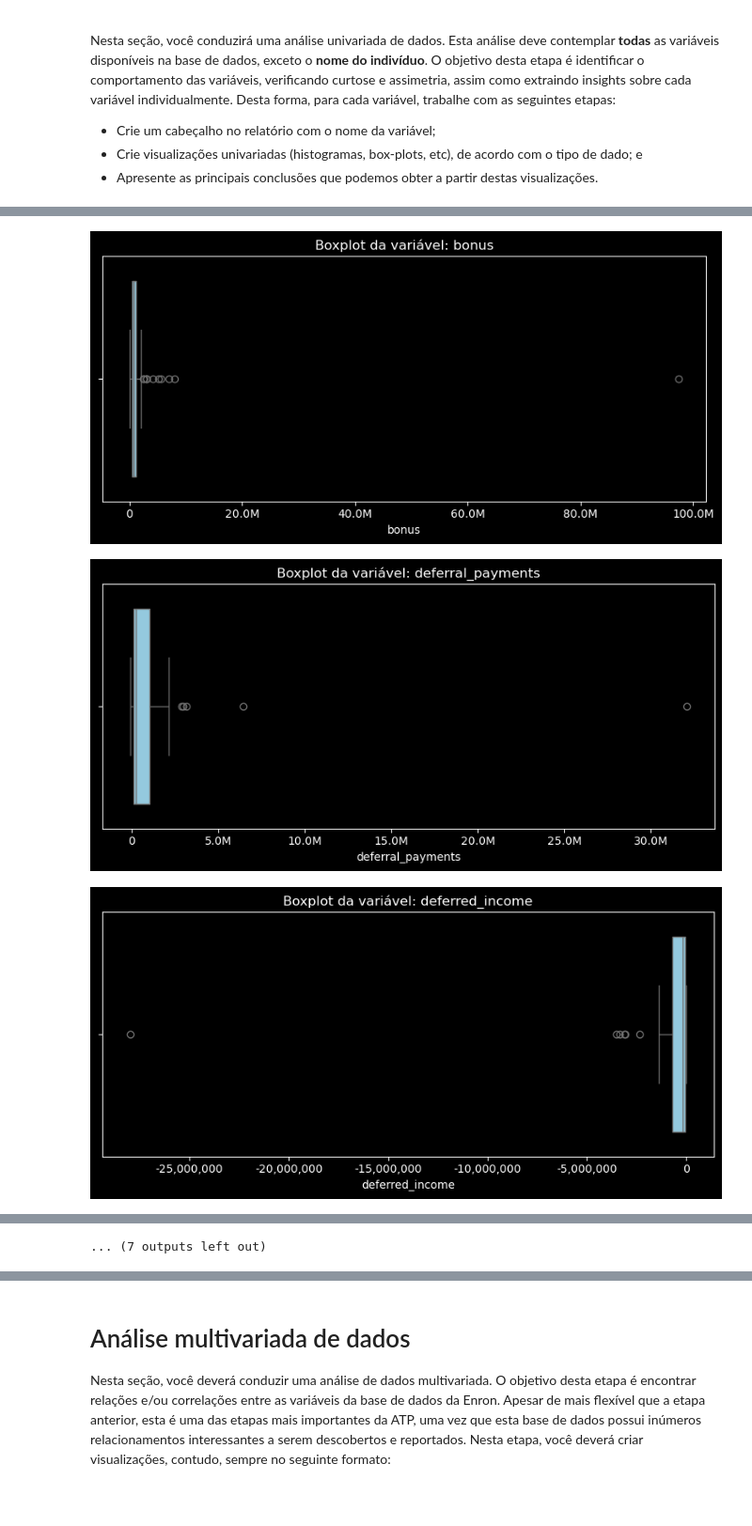
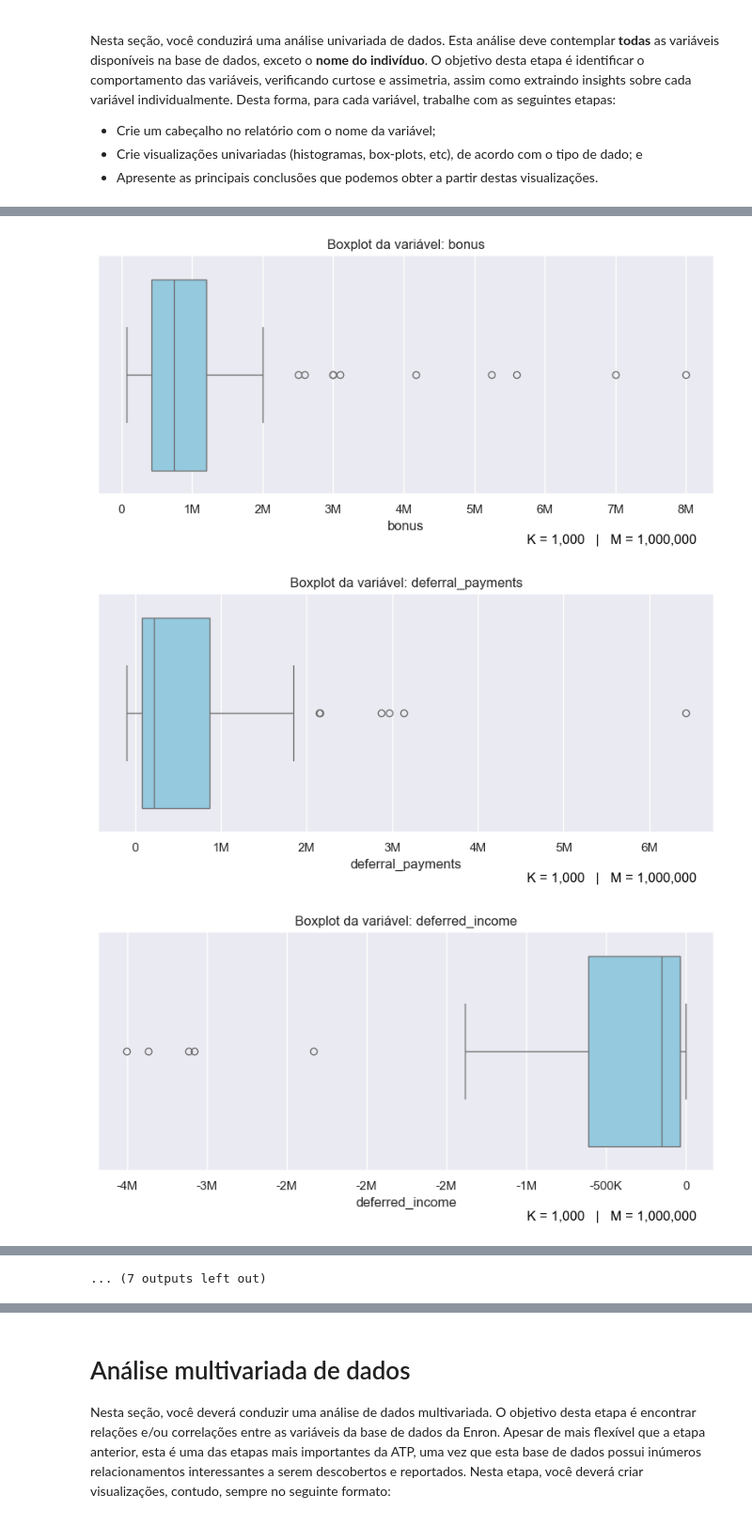
Before and after one commit to GhortheBrute/Preparacao-e-Analise-Exploratoria-de-Dados, a Jupyter notebook: Atividade Prática/Jesus Wildes - AED - ATP (Etapa 3).ipynb, the cells around one changed output, grey strips where cells are left out. Shown at 94% size. Drawn from its saved outputs; the diff is of its cells as text; code cells hidden in the pictures.

```diff
--- a/Atividade Prática/Jesus Wildes - AED - ATP (Etapa 3).ipynb
+++ b/Atividade Prática/Jesus Wildes - AED - ATP (Etapa 3).ipynb
@@ -70,6 +76,9 @@ E para cada uma das variáveis categóricas:
 Além de apresentar estatísticas sobre cada variável da base de dados, a análise a ser conduzida nesta etapa requer uma análise crítica.
 Desta forma, você é convidado a extrair *insights* a partir destas estatísticas, verificando se os valores apresentados condizem ou não com a realidade.
 **Lembre-se: todas estas estatísticas devem ser calculadas e apresentadas, de forma legível, no relatório fornecido na descrição da ATP.**
+# %%
+# Excluíndo a linha de TOTAIS, contida no final do arquivo, que criava altas variações.
+df = df[df['name'] != 'TOTAL']
 # %%
 # Calculando e exibindo a quantidade de indivíduos (instâncias) no dataset, utilizando Markdown para formatação
 display(Markdown('Quantidade de indivíduos (instâncias) no dataset: **{}**'.format(len(df))))
@@ -201,6 +214,40 @@ Desta forma, para cada variável, trabalhe com as seguintes etapas:
 * Crie um cabeçalho no relatório com o nome da variável;
 * Crie visualizações univariadas (histogramas, box-plots, etc), de acordo com o tipo de dado; e
 * Apresente as principais conclusões que podemos obter a partir destas visualizações.
+# %%
+# Criação de funções que serão reutilizadas
+def adicionar_legenda_escala(texto="K = 1,000   |   M = 1,000,000",
+                              x=0.95, y=0.01,
+                              fontsize=12, color='black', ha='right'):
+    """
+    Adiciona uma legenda explicativa de escala numérica no canto da figura.
+
+    Parâmetros:
+    - texto: string a ser exibida
+    - x, y: posição relativa na figura (0 a 1)
+    - fontsize: tamanho da fonte
+    - color: cor do texto
+    - ha: alinhamento horizontal ('left', 'center', 'right')
+    """
+    plt.text(
+        x, y, texto,
+        fontsize=fontsize,
+        color=color,
+        ha=ha,
+        transform=plt.gcf().transFigure
+    )
+
+def formatar_valores(x, _):
+    if x < 0:
+        return f'-{abs(x)/1e6:.0f}M' if abs(x) >= 1e6 else \
+               f'-{abs(x)/1e3:.0f}K' if abs(x) >= 1e3 else \
+               f'{int(x):,}'
+    else:
+        return f'{x/1e6:.0f}M' if x >= 1e6 else \
+               f'{x/1e3:.0f}K' if x >= 1e3 else \
+               f'{int(x):,}'
+
+formatter = ticker.FuncFormatter(formatar_valores)
 # %%
 contagem_poi = df['poi'].value_counts()
 
@@ -215,19 +262,20 @@ plt.show()
 # %%
 # Importando o módulo de formatação de números do matplotlib para exibir os valores em milhões
-import matplotlib.ticker as ticker
+
 
 # Plotando histogramas para as variáveis numéricas
 for var in variaveis_numericas:
     plt.figure(figsize=(8, 4))
     ax = sns.boxplot(x=df[var], color='skyblue')
 
     # Formata o eixo X para mostrar valores em milhões com 'M'
-    ax.xaxis.set_major_formatter(ticker.FuncFormatter(lambda x, _: f'{x/1e6:.1f}M' if x >= 1e6 else f'{int(x):,}'))
+    ax.xaxis.set_major_formatter(formatter)
     plt.title(f'Boxplot da variável: {var}')
     plt.xlabel(var)
     plt.tight_layout()
+    adicionar_legenda_escala()
     plt.show()
 # %% [output]
-[figure, old version]
+[figure, new version]
-[figure, old version]
+[figure, new version]
-[figure, old version]
+[figure, new version]
```
Also changed, not shown: parts of 17 cells of this notebook, 7 other files.
